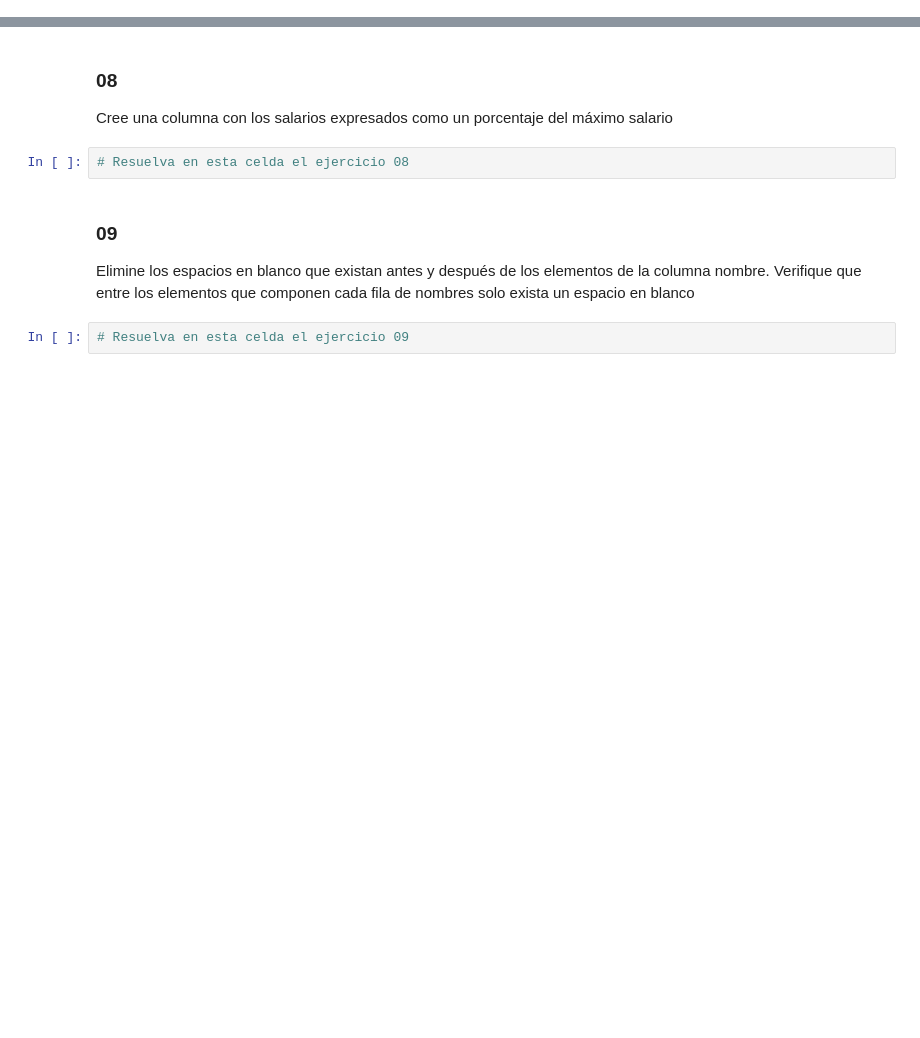
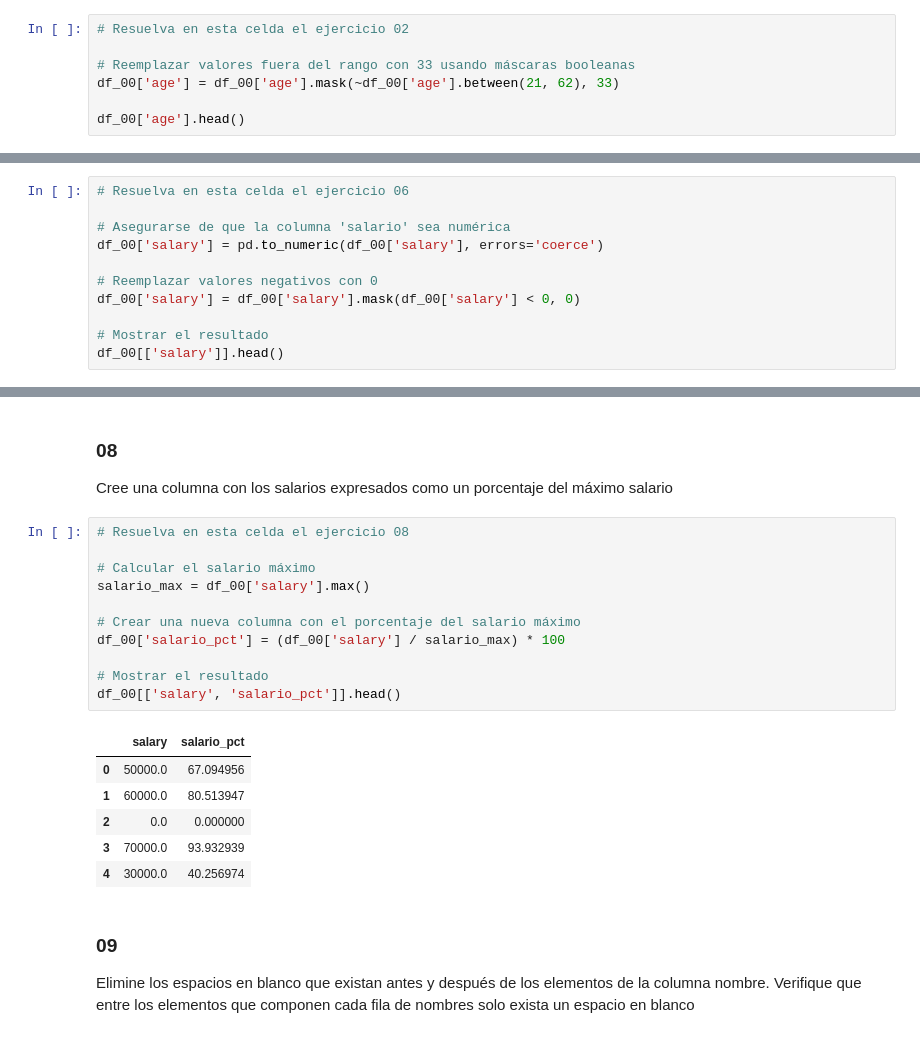
Before and after one commit to KevinGuio/programacion-para-ingenieria, a Jupyter notebook: Taller_03_Pandas.ipynb, the cells around one changed output, grey strips where cells are left out. Saved outputs shown, nothing was run; the diff lists cells and outputs as text; blank space fills up the shorter version.

```diff
--- a/Taller_03_Pandas.ipynb
+++ b/Taller_03_Pandas.ipynb
@@ -543,0 +954,7 @@ Verifique que todas las edades están en el rango 21 a 62. Cambie los valores qu
+# %%
+# Resuelva en esta celda el ejercicio 02
+
+# Reemplazar valores fuera del rango con 33 usando máscaras booleanas
+df_00['age'] = df_00['age'].mask(~df_00['age'].between(21, 62), 33)
+
+df_00['age'].head()
@@ -563,0 +1039,11 @@ En caso de que existan valores negativos en los salarios, reemplácelos por 0.
+# %%
+# Resuelva en esta celda el ejercicio 06
+
+# Asegurarse de que la columna 'salario' sea numérica
+df_00['salary'] = pd.to_numeric(df_00['salary'], errors='coerce')
+
+# Reemplazar valores negativos con 0
+df_00['salary'] = df_00['salary'].mask(df_00['salary'] < 0, 0)
+
+# Mostrar el resultado
+df_00[['salary']].head()
@@ -569,10 +1089,24 @@ Elimine los nombres repetidos en caso de que existan.
 # %% [markdown]
 ### 08
 Cree una columna con los salarios expresados como un porcentaje del máximo salario
-# %%
-# Resuelva en esta celda el ejercicio 08
+# %%
+# Resuelva en esta celda el ejercicio 08
+
+# Calcular el salario máximo
+salario_max = df_00['salary'].max()
+
+# Crear una nueva columna con el porcentaje del salario máximo
+df_00['salario_pct'] = (df_00['salary'] / salario_max) * 100
+
+# Mostrar el resultado
+df_00[['salary', 'salario_pct']].head()
+# %% [output]
+|  | salary | salario_pct |
+| 0 | 50000.0 | 67.094956 |
+| 1 | 60000.0 | 80.513947 |
+| 2 | 0.0 | 0.000000 |
+| 3 | 70000.0 | 93.932939 |
+| 4 | 30000.0 | 40.256974 |
 # %% [markdown]
 ### 09
 Elimine los espacios en blanco que existan antes y después de los elementos de la columna nombre. Verifique que entre los elementos que componen cada fila de nombres solo exista un espacio en blanco
-# %%
-# Resuelva en esta celda el ejercicio 09
```
Also changed, not shown: parts of 46 cells of this notebook.
